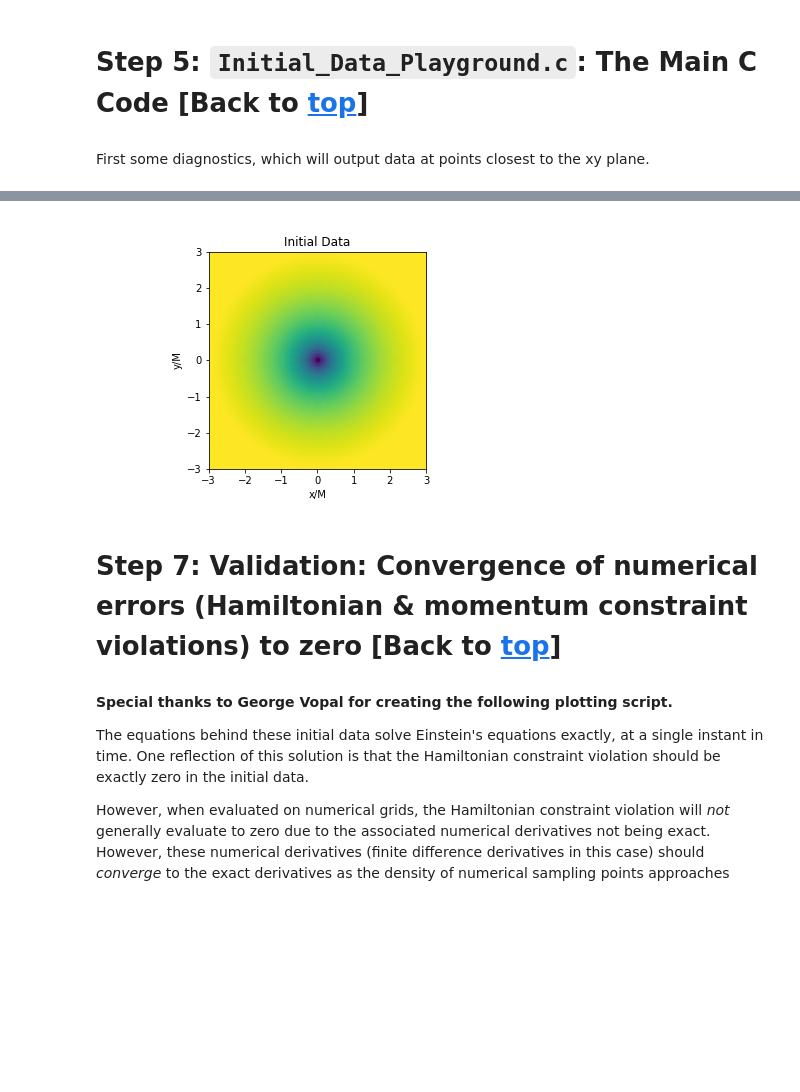
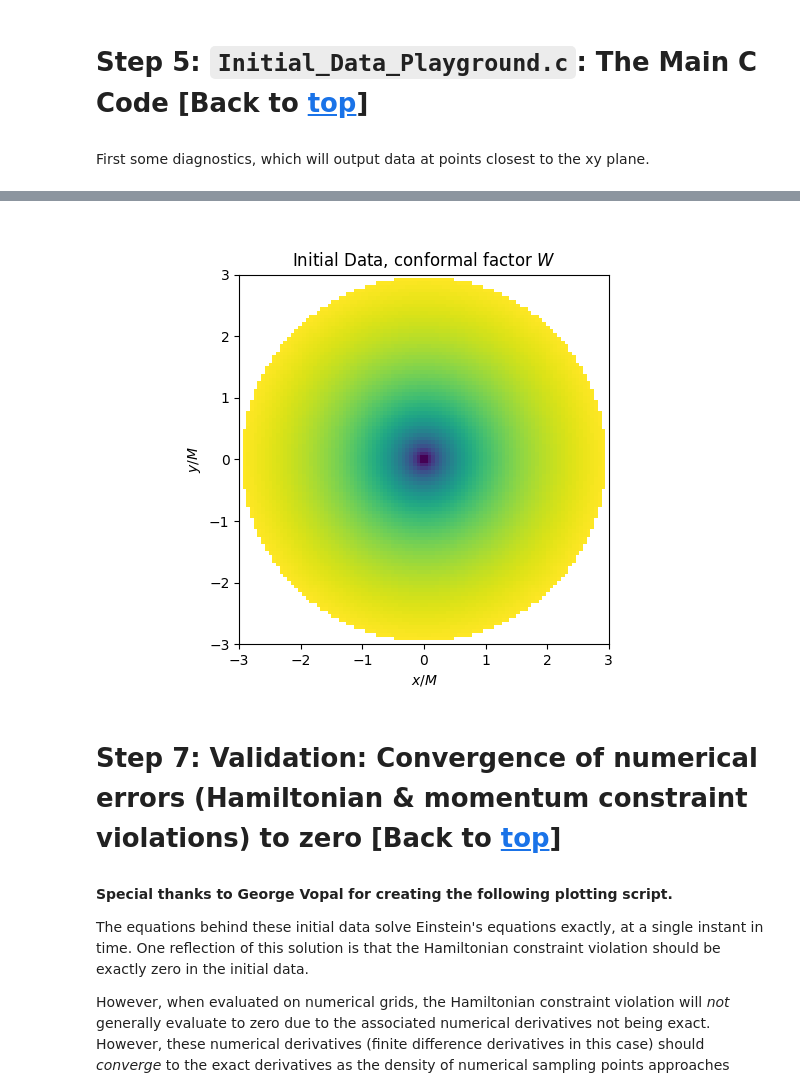
Before and after one commit to stevenrbrandt/nrpytutorial, a Jupyter notebook: Tutorial-Start_to_Finish-BSSNCurvilinear-Exact_Initial_Data_new_way.ipynb, the cells around one changed output, grey strips where cells are left out. Cells and saved outputs as stored; diff of their text form; code cells hidden in the pictures; blank space fills up the shorter version.

```diff
--- a/Tutorial-Start_to_Finish-BSSNCurvilinear-Exact_Initial_Data_new_way.ipynb
+++ b/Tutorial-Start_to_Finish-BSSNCurvilinear-Exact_Initial_Data_new_way.ipynb
@@ -492,38 +488,0 @@ Requirement already satisfied: numpy<1.25.0,>=1.17.3 in /home/zetienne/jup310/li
-# %%
-import numpy as np
-from scipy.interpolate import griddata
-from pylab import savefig
-import matplotlib.pyplot as plt
-from IPython.display import Image
-
-x96,y96,z96,valuesCF96,valuesHam96,valuesmomr96,valuesmomtheta96,valuesmomphi96 = np.loadtxt('out96.txt').T #Transposed for easier unpacking
-
-
-pl_xmin = -3.
-pl_xmax = +3.
-pl_ymin = -3.
-pl_ymax = +3.
-
-grid_x, grid_y = np.mgrid[pl_xmin:pl_xmax:100j, pl_ymin:pl_ymax:100j]
-points96 = np.zeros((len(x96), 2))
-for i in range(len(x96)):
-    points96[i][0] = x96[i]
-    points96[i][1] = y96[i]
-
-grid96 = griddata(points96, valuesCF96, (grid_x, grid_y), method='nearest')
-grid96cub = griddata(points96, valuesCF96, (grid_x, grid_y), method='cubic')
-
-plt.clf()
-plt.title("Initial Data")
-plt.xlabel("x/M")
-plt.ylabel("y/M")
-
-# fig, ax = plt.subplots()
-#ax.plot(grid96cub.T, extent=(pl_xmin,pl_xmax, pl_ymin,pl_ymax))
-plt.imshow(grid96.T, extent=(pl_xmin,pl_xmax, pl_ymin,pl_ymax))
-savefig("ID.png")
-plt.close()
-Image("ID.png")
-# #           interpolation='nearest', cmap=cm.gist_rainbow)
-# %% [output]
-[figure, removed]
@@ -530,3 +504,15 @@ Image("ID.png")
+# %%
+plt.clf()
+plt.title(r"Initial Data, conformal factor $W$")
+plt.xlabel(r"$x/M$")
+plt.ylabel(r"$y/M$")
+
+plt.imshow(output_grid_data[0], extent=(-xy_extent,xy_extent, -xy_extent,xy_extent))
+savefig("ID.png")
+plt.close()
+Image("ID.png")
+# %% [output]
+[figure, added]
 # %% [markdown]
 <a id='convergence'></a>
 
```
Also changed, not shown: parts of 8 cells of this notebook, 1 other file.
